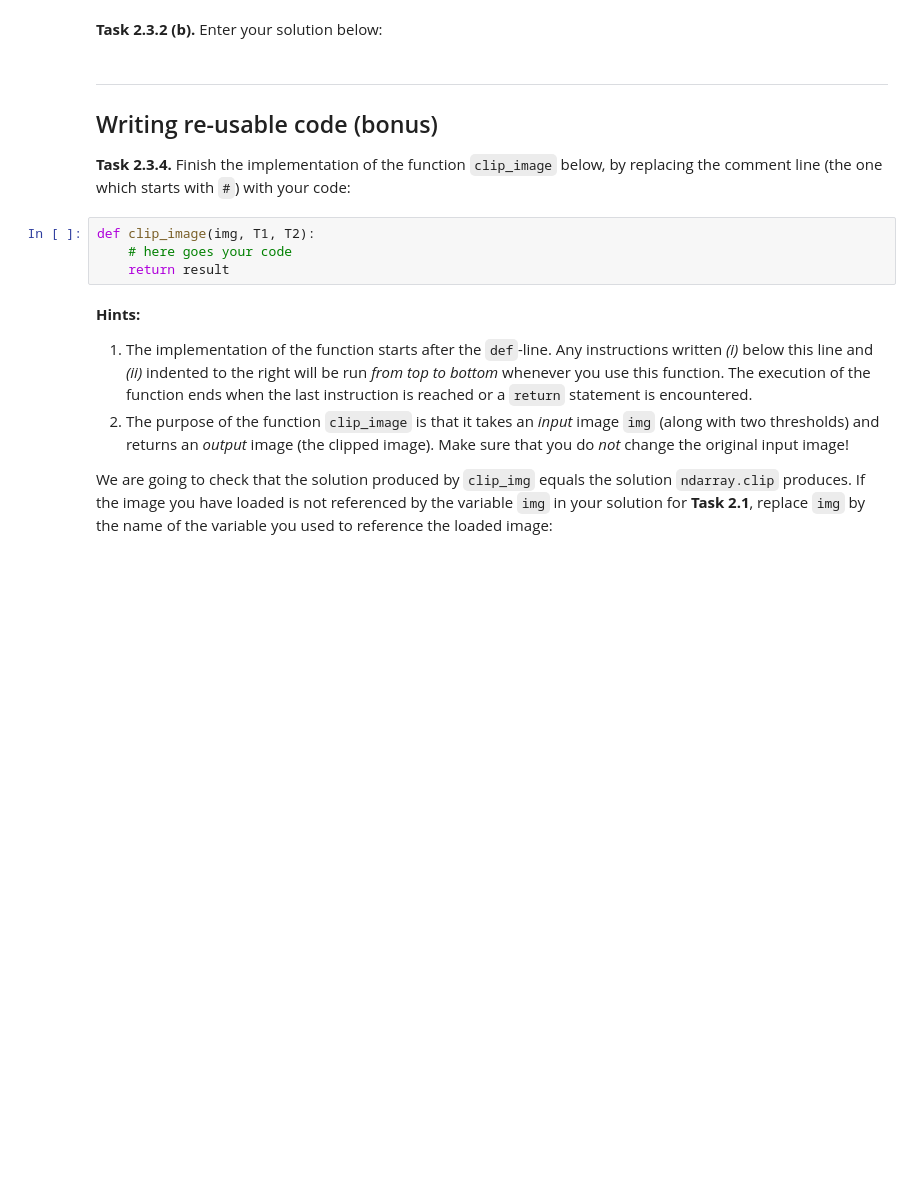
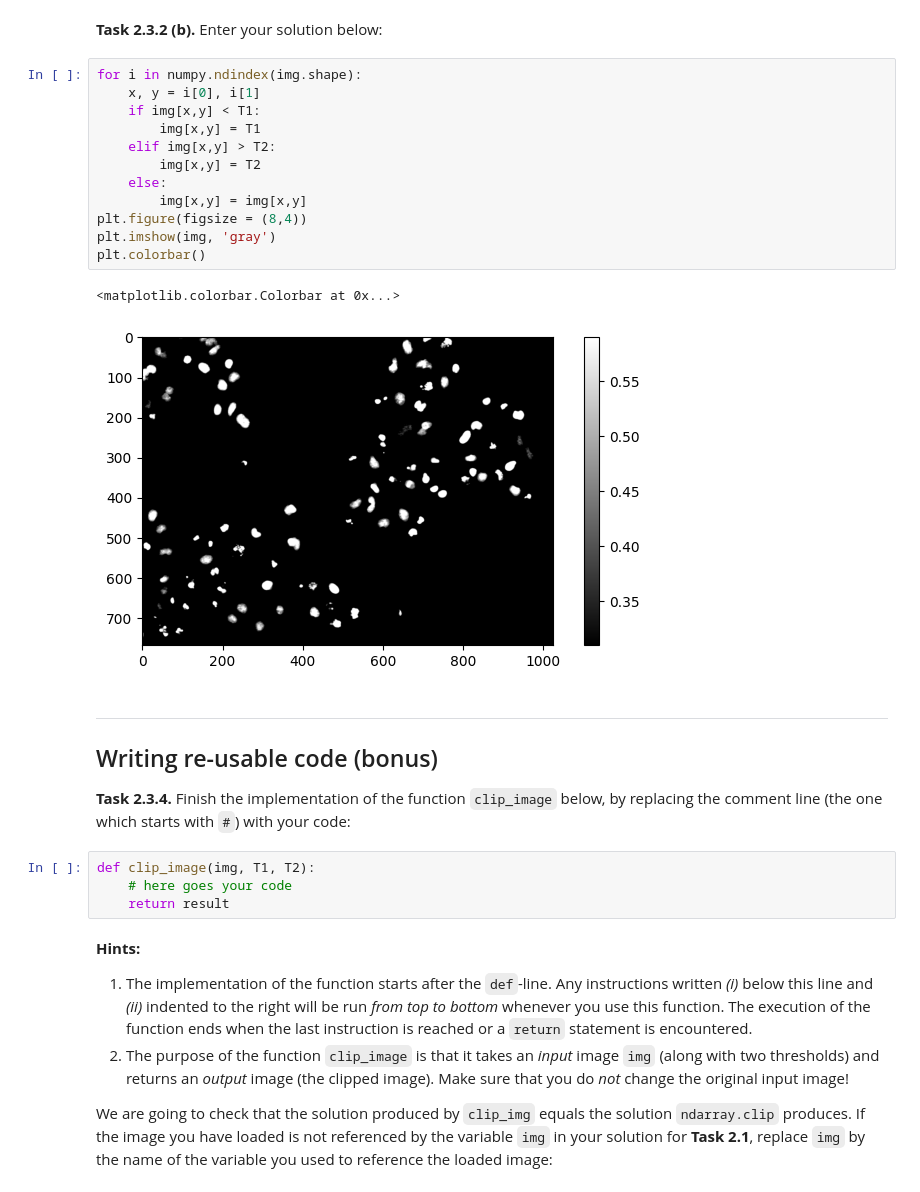
Before and after one commit to Paul-Averdung/mobi-fs3-python, a Jupyter notebook: task2.ipynb, the cells around one changed output. Cells and saved outputs as stored; diff of their text form; blank space fills up the shorter version.

```diff
--- a/task2.ipynb
+++ b/task2.ipynb
@@ -74,5 +84,20 @@ SyntaxError: invalid syntax (3480870265.py, line 1)
 # %% [markdown]
 **<a id="#">Task 2.3.2 (b).</a>** Enter your solution below:
+# %%
+for i in numpy.ndindex(img.shape):
+    x, y = i[0], i[1]
+    if img[x,y] < T1:
+        img[x,y] = T1
+    elif img[x,y] > T2:
+        img[x,y] = T2
+    else:
+        img[x,y] = img[x,y]
+plt.figure(figsize = (8,4))
+plt.imshow(img, 'gray')
+plt.colorbar()
+# %% [output]
+<matplotlib.colorbar.Colorbar at 0x...>
+[figure, added]
 # %% [markdown]
 ---
 
```
Also changed, not shown: parts of 4 cells of this notebook.
